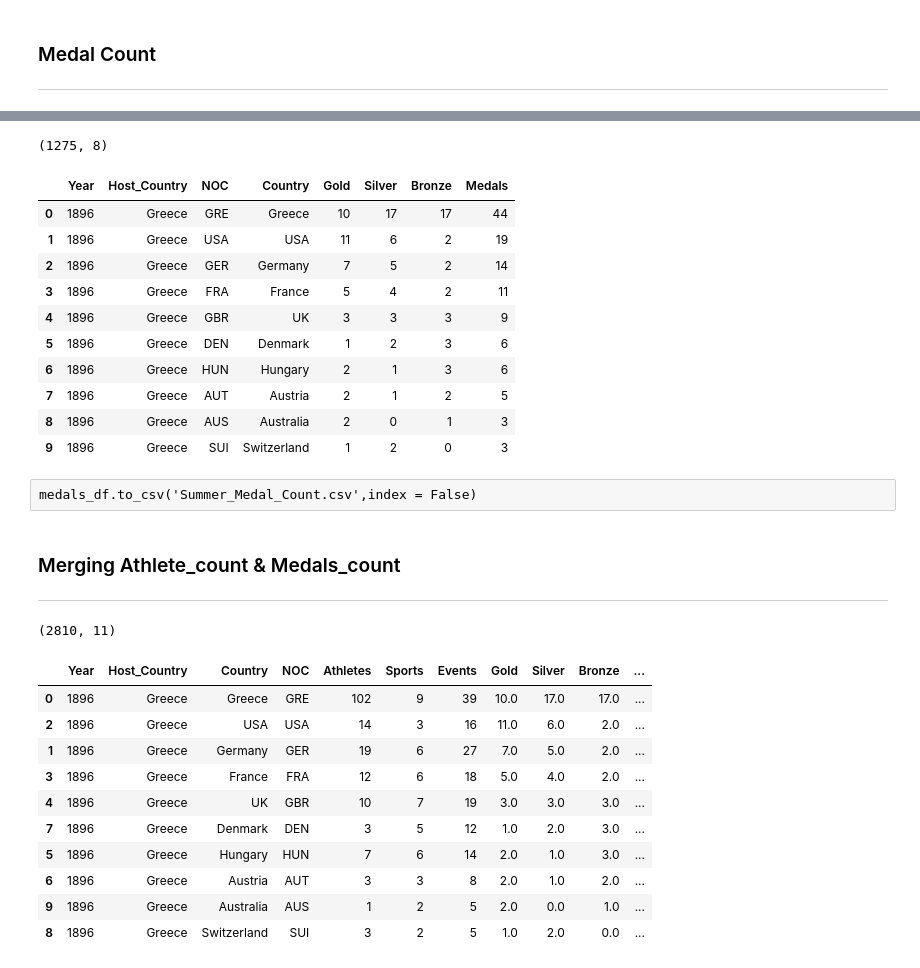
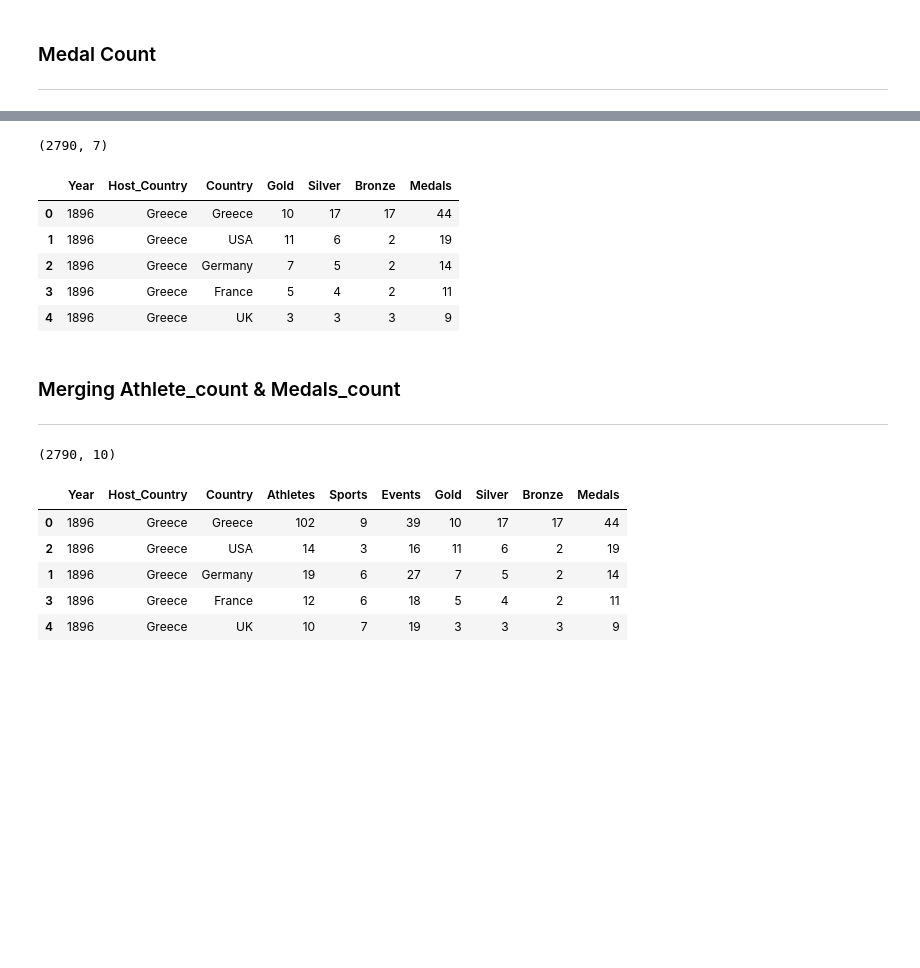
Before and after one commit to diannejardinez/Olympic_Data_machine_learning, a Jupyter notebook: Data_Preprocess.ipynb, the cells around one changed output, grey strips where cells are left out. Drawn from its saved outputs; the diff is of its cells as text; code cells hidden in the pictures; blank space fills up the shorter version.

```diff
--- a/Data_Preprocess.ipynb
+++ b/Data_Preprocess.ipynb
@@ -213,8 +153,8 @@ medals_df.head(10)
 # %%
-medals_df = medals_df[['Year','Host_Country','NOC','Country','Medals']]\
+medals_df = medals_df[['Year','Host_Country','Country','Medals']]\
                 .sort_values(['Year','Country'], ascending = [True,True])\
                 .reset_index(drop = True)
 
 print(medals_df.shape)
-medals_df.head(10)
+medals_df.head()
 # %% [output]
@@ -233,11 +167,0 @@ medals_df.head(10)
-# %%
-medals_df['Gold'] = 0
-medals_df['Silver'] = 0
-medals_df['Bronze'] = 0
-
-medals_df.loc[medals_df['Medals'] == 'Gold', 'Gold'] = 1
-medals_df.loc[medals_df['Medals'] == 'Silver', 'Silver'] = 1
-medals_df.loc[medals_df['Medals'] == 'Bronze', 'Bronze'] = 1
-
-print(medals_df.shape)
-medals_df.head(10)
@@ -256,0 +168,7 @@ medals_df.head(10)
+# %%
+medals_df['Gold'] = [1 if cell == 'Gold' else 0 for cell in medals_df['Medals']]
+medals_df['Silver'] = [1 if cell == 'Silver' else 0 for cell in medals_df['Medals']]
+medals_df['Bronze'] = [1 if cell == 'Bronze' else 0 for cell in medals_df['Medals']]
+
+print(medals_df.shape)
+medals_df.head()
@@ -274,6 +195,6 @@ medals_df.head(10)
 # %%
 # Find total count of medals per year per country
-medals_df = medals_df.groupby(['Year','Host_Country','NOC','Country'], sort = False).sum().reset_index()
+medals_df = medals_df.groupby(['Year','Host_Country','Country'], sort = False).sum().reset_index()
 print(medals_df.shape)
-medals_df.head(10)
+medals_df.head()
 # %% [output]
@@ -313,44 +224,32 @@ medals_df = medals_df.sort_values(['Year','Medals','Country'], ascending = [True
 medals_df = medals_df.reset_index(drop=True)
 
 print(medals_df.shape)
-medals_df.head(10)
+medals_df.head()
 # %% [output]
-(1275, 8)
+(2790, 7)
-|  | Year | Host_Country | NOC | Country | Gold | Silver | Bronze | Medals |
-| 0 | 1896 | Greece | GRE | Greece | 10 | 17 | 17 | 44 |
-| 1 | 1896 | Greece | USA | USA | 11 | 6 | 2 | 19 |
-| 2 | 1896 | Greece | GER | Germany | 7 | 5 | 2 | 14 |
-| 3 | 1896 | Greece | FRA | France | 5 | 4 | 2 | 11 |
-| 4 | 1896 | Greece | GBR | UK | 3 | 3 | 3 | 9 |
-| 5 | 1896 | Greece | DEN | Denmark | 1 | 2 | 3 | 6 |
-| 6 | 1896 | Greece | HUN | Hungary | 2 | 1 | 3 | 6 |
-| 7 | 1896 | Greece | AUT | Austria | 2 | 1 | 2 | 5 |
-| 8 | 1896 | Greece | AUS | Australia | 2 | 0 | 1 | 3 |
-| 9 | 1896 | Greece | SUI | Switzerland | 1 | 2 | 0 | 3 |
+|  | Year | Host_Country | Country | Gold | Silver | Bronze | Medals |
+| 0 | 1896 | Greece | Greece | 10 | 17 | 17 | 44 |
+| 1 | 1896 | Greece | USA | 11 | 6 | 2 | 19 |
+| 2 | 1896 | Greece | Germany | 7 | 5 | 2 | 14 |
+| 3 | 1896 | Greece | France | 5 | 4 | 2 | 11 |
+| 4 | 1896 | Greece | UK | 3 | 3 | 3 | 9 |
-# %% [raw]
-medals_df.to_csv('Summer_Medal_Count.csv',index = False)
 # %% [markdown]
 ### Merging Athlete_count & Medals_count
 ---
 # %%
-final_df = athlete_df.merge(medals_df, how='left').fillna(0)
+final_df = athlete_df.merge(medals_df, how ='left').fillna(0)
 final_df = final_df.sort_values(['Year','Medals','Country'], ascending = [True,False,True])
 
 print(final_df.shape)
-final_df.head(10)
+final_df.head()
 # %% [output]
-(2810, 11)
+(2790, 10)
-|  | Year | Host_Country | Country | NOC | Athletes | Sports | Events | Gold | Silver | Bronze | ... |
-| 0 | 1896 | Greece | Greece | GRE | 102 | 9 | 39 | 10.0 | 17.0 | 17.0 | ... |
-| 2 | 1896 | Greece | USA | USA | 14 | 3 | 16 | 11.0 | 6.0 | 2.0 | ... |
-| 1 | 1896 | Greece | Germany | GER | 19 | 6 | 27 | 7.0 | 5.0 | 2.0 | ... |
-| 3 | 1896 | Greece | France | FRA | 12 | 6 | 18 | 5.0 | 4.0 | 2.0 | ... |
-| 4 | 1896 | Greece | UK | GBR | 10 | 7 | 19 | 3.0 | 3.0 | 3.0 | ... |
-| 7 | 1896 | Greece | Denmark | DEN | 3 | 5 | 12 | 1.0 | 2.0 | 3.0 | ... |
-| 5 | 1896 | Greece | Hungary | HUN | 7 | 6 | 14 | 2.0 | 1.0 | 3.0 | ... |
-| 6 | 1896 | Greece | Austria | AUT | 3 | 3 | 8 | 2.0 | 1.0 | 2.0 | ... |
-| 9 | 1896 | Greece | Australia | AUS | 1 | 2 | 5 | 2.0 | 0.0 | 1.0 | ... |
-| 8 | 1896 | Greece | Switzerland | SUI | 3 | 2 | 5 | 1.0 | 2.0 | 0.0 | ... |
+|  | Year | Host_Country | Country | Athletes | Sports | Events | Gold | Silver | Bronze | Medals |
+| 0 | 1896 | Greece | Greece | 102 | 9 | 39 | 10 | 17 | 17 | 44 |
+| 2 | 1896 | Greece | USA | 14 | 3 | 16 | 11 | 6 | 2 | 19 |
+| 1 | 1896 | Greece | Germany | 19 | 6 | 27 | 7 | 5 | 2 | 14 |
+| 3 | 1896 | Greece | France | 12 | 6 | 18 | 5 | 4 | 2 | 11 |
+| 4 | 1896 | Greece | UK | 10 | 7 | 19 | 3 | 3 | 3 | 9 |
 # %%
 final_df['Medals'] = final_df['Medals'].astype(int)
 
```
Also changed, not shown: parts of 22 cells of this notebook, 1 other file.
